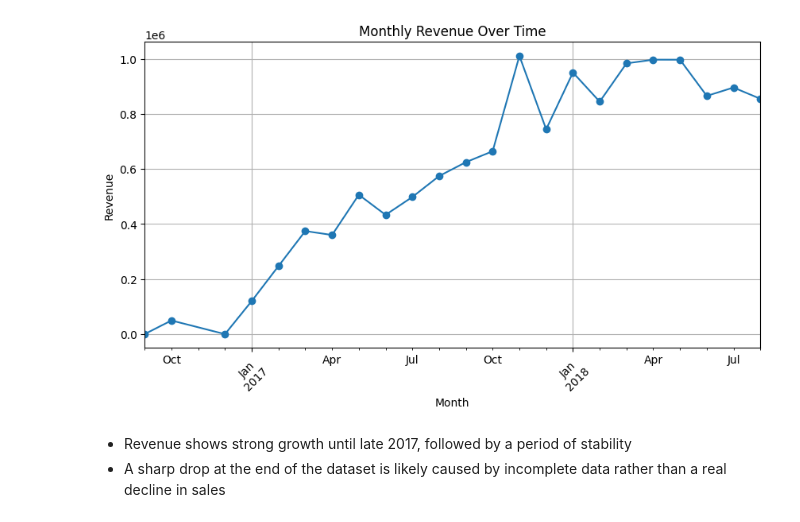
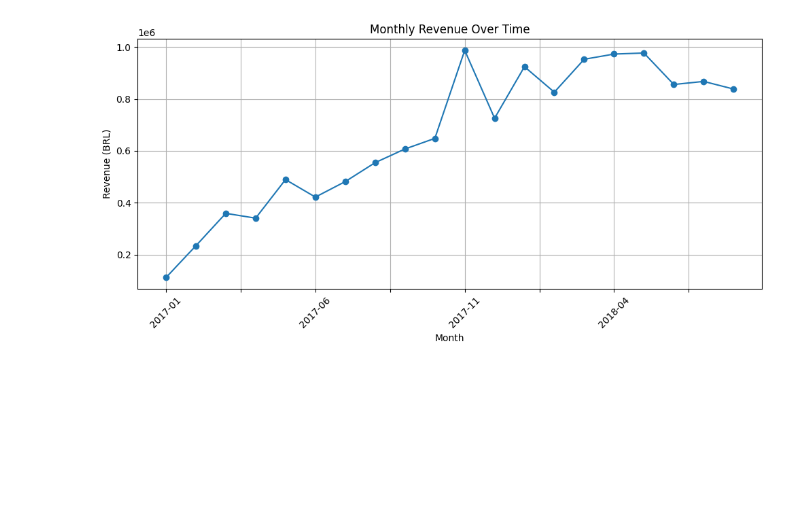
Before and after one commit to LopesHPedro/olist-data-analysis, a Jupyter notebook: sales_analysis.ipynb, the cells around one changed output. Cells and saved outputs as stored; diff of their text form; code cells hidden in the pictures; blank space fills up the shorter version.

```diff
--- a/sales_analysis.ipynb
+++ b/sales_analysis.ipynb
@@ -16,0 +78,2 @@ df = df.merge(products, on='product_id')
+# %%
+df['product_category_name'] = df['product_category_name'].fillna('unknown')
@@ -16,0 +111,2 @@ df = df.merge(products, on='product_id')
+# %%
+df = df[(df['month'] >= '2017-01') & (df['month'] <= '2018-08')]
@@ -74,23 +182,0 @@ Name: revenue, dtype: float64
-# %%
-# Identify categories with strong and consistent monthly revenue
-
-df['order_purchase_timestamp'] = pd.to_datetime(df['order_purchase_timestamp'])
-df['month'] = df['order_purchase_timestamp'].dt.to_period('M')
-
-monthly = df.groupby(['product_category_name', 'month'])['revenue'].sum()
-
-median = monthly.groupby('product_category_name').median()
-std = monthly.groupby('product_category_name').std()
-rv = std / median
-
-result = pd.DataFrame({
-    'median_revenue': median,
-    'std_revenue': std,
-    'relative_variation': rv
-})
-
-result['score'] = result['median_revenue'] / result['relative_variation']
-
-top = result.sort_values(by='score', ascending=False).head(10)
-
-top
@@ -112,0 +198,7 @@ top
+# %%
+monthly_revenue = (
+    df.groupby('month')['revenue']
+    .sum()
+)
+
+monthly_revenue
@@ -113,18 +223,12 @@ top
 # %%
-import matplotlib.pyplot as plt
-
-monthly_revenue = df.groupby('month')['revenue'].sum()
-
-monthly_revenue.plot(kind='line', marker='o', figsize=(10, 5))
+ax = monthly_revenue.plot(kind='line', figsize=(10, 5), marker='o')
 
 plt.title('Monthly Revenue Over Time')
 plt.xlabel('Month')
-plt.ylabel('Revenue')
+plt.ylabel('Revenue (BRL)')
 plt.xticks(rotation=45)
-plt.grid(True)
+plt.grid()
+plt.tight_layout()
 plt.show()
 # %% [output]
-[figure, old version]
+[figure, new version]
-# %% [markdown]
-- Revenue shows strong growth until late 2017, followed by a period of stability
-- A sharp drop at the end of the dataset is likely caused by incomplete data rather than a real decline in sales
```
Also changed, not shown: parts of 53 cells of this notebook.
